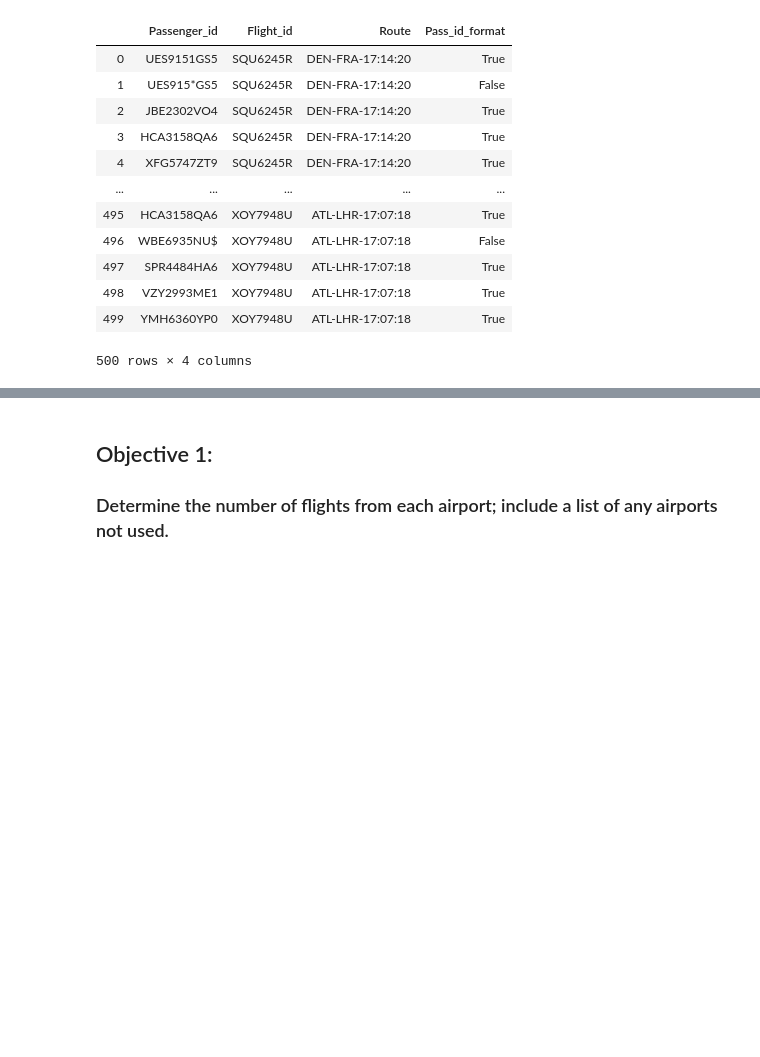
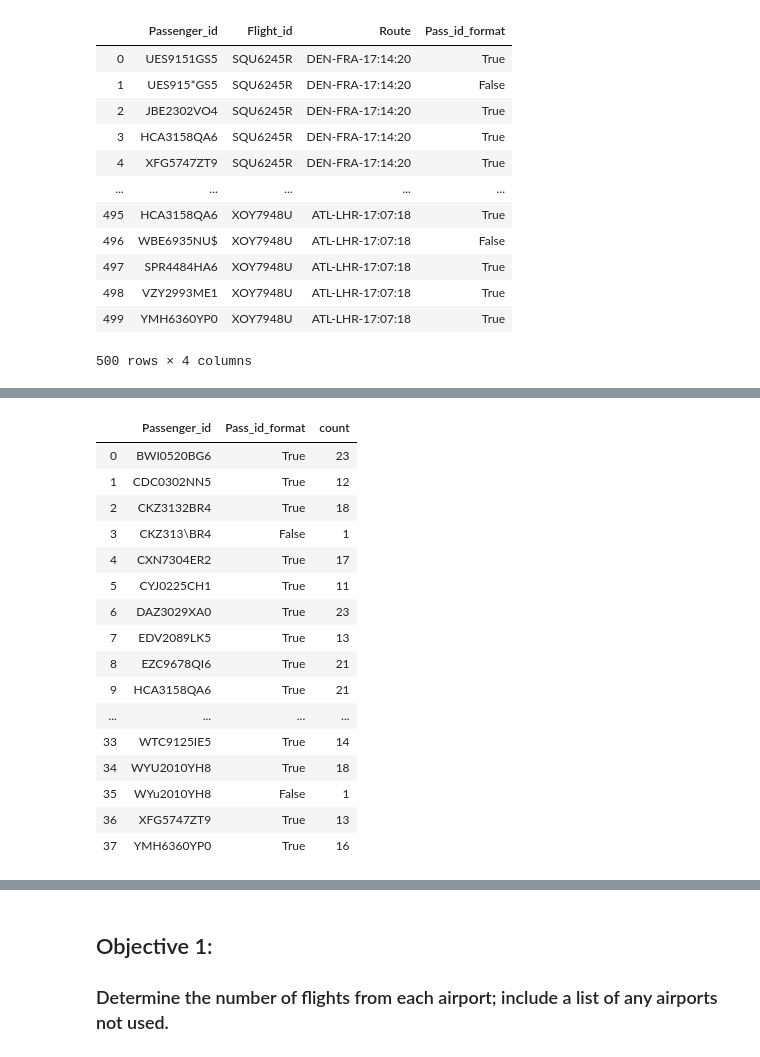
Before and after one commit to bloomfield-analysis/jk800839, a Jupyter notebook: CSMCC16 Flight Assignment JK800839.ipynb, the cells around one changed output, grey strips where cells are left out. Cells and saved outputs as stored; diff of their text form; code cells hidden in the pictures; blank space fills up the shorter version.

Commit message:
Passenger id match

```diff
--- a/CSMCC16 Flight Assignment JK800839.ipynb
+++ b/CSMCC16 Flight Assignment JK800839.ipynb
@@ -333,0 +338,37 @@ pass_data_route
+# %%
+#add column to count
+pass_data_route['count'] = '1'
+# %%
+#select subset of data
+pass_only_data = pass_data_route[['Passenger_id'
+                   #   ,'Flight_id'
+                      ,'Pass_id_format'
+                      ,'count'
+                        ]]
+# %%
+#Group data to see passengers and total flights by passenger id
+pass_only=pass_only_data.groupby(['Passenger_id'
+                        ,'Pass_id_format'
+                         ]).count()
+#reset index
+pass_only.reset_index(inplace=True)
+
+pass_only
+# %% [output]
+|  | Passenger_id | Pass_id_format | count |
+| 0 | BWI0520BG6 | True | 23 |
+| 1 | CDC0302NN5 | True | 12 |
+| 2 | CKZ3132BR4 | True | 18 |
+| 3 | CKZ313\BR4 | False | 1 |
+| 4 | CXN7304ER2 | True | 17 |
+| 5 | CYJ0225CH1 | True | 11 |
+| 6 | DAZ3029XA0 | True | 23 |
+| 7 | EDV2089LK5 | True | 13 |
+| 8 | EZC9678QI6 | True | 21 |
+| 9 | HCA3158QA6 | True | 21 |
+| ... | ... | ... | ... |
+| 33 | WTC9125IE5 | True | 14 |
+| 34 | WYU2010YH8 | True | 18 |
+| 35 | WYu2010YH8 | False | 1 |
+| 36 | XFG5747ZT9 | True | 13 |
+| 37 | YMH6360YP0 | True | 16 |
```
Also changed, not shown: parts of 23 cells of this notebook.
